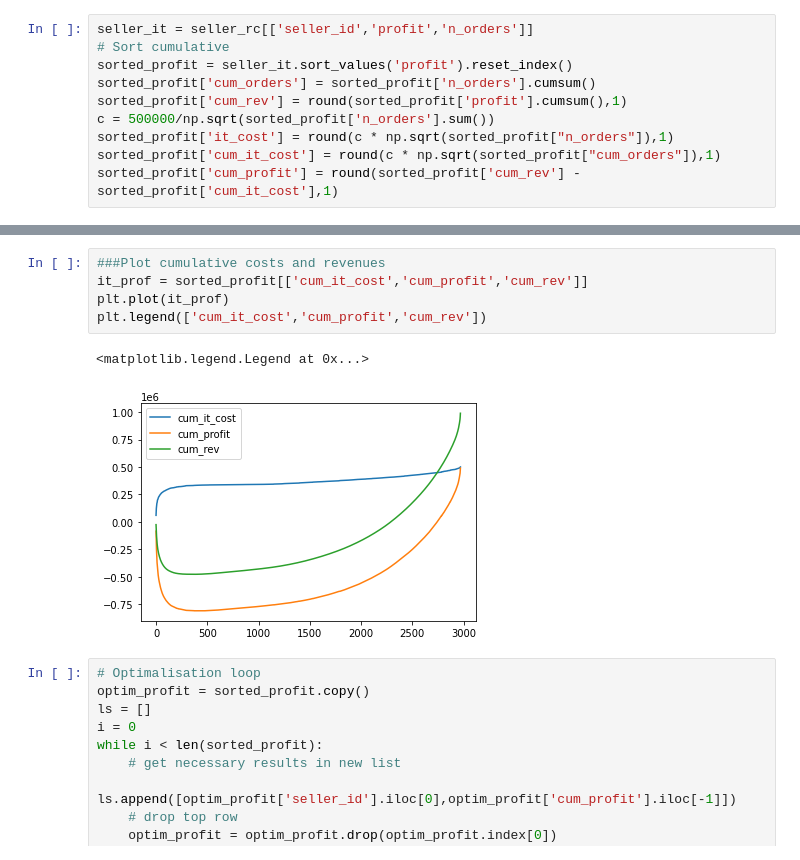
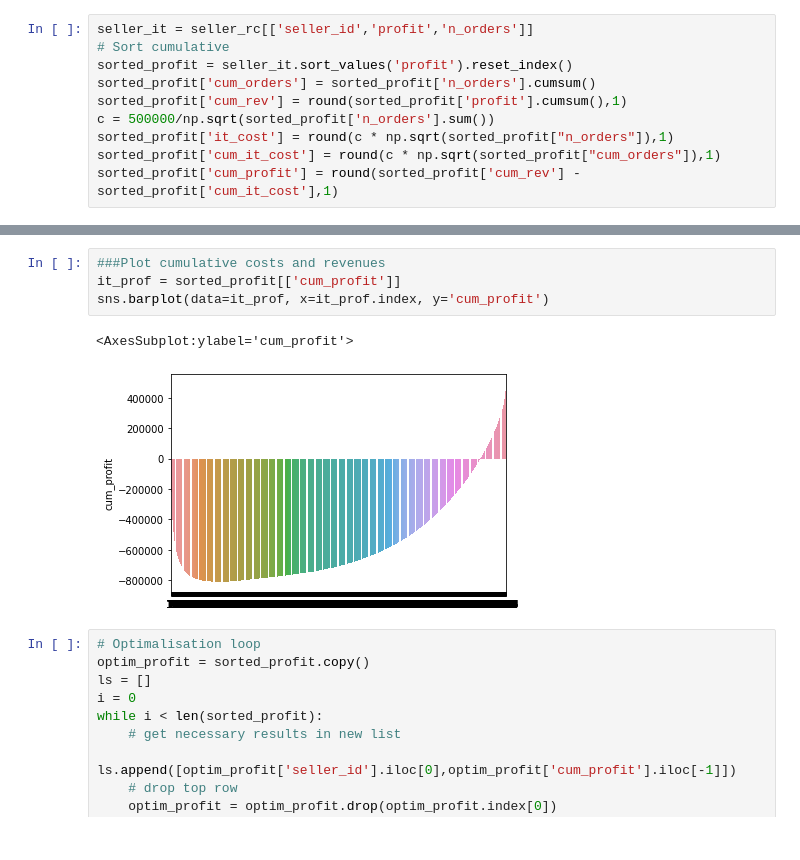
Before and after one commit to Michiel-DK/olist, a Jupyter notebook: Notebook.ipynb, the cells around one changed output, grey strips where cells are left out. Cells and saved outputs as stored; diff of their text form.

```diff
--- a/Notebook.ipynb
+++ b/Notebook.ipynb
@@ -365,11 +389,10 @@ sorted_profit['cum_profit'] = round(sorted_profit['cum_rev'] - sorted_profit['cu
 # %%
 ###Plot cumulative costs and revenues
-it_prof = sorted_profit[['cum_it_cost','cum_profit','cum_rev']]
-plt.plot(it_prof)
-plt.legend(['cum_it_cost','cum_profit','cum_rev'])
+it_prof = sorted_profit[['cum_profit']]
+sns.barplot(data=it_prof, x=it_prof.index, y='cum_profit')
 # %% [output]
-<matplotlib.legend.Legend at 0x...>
+<AxesSubplot:ylabel='cum_profit'>
-[figure, old version]
+[figure, new version]
 # %%
 # Optimalisation loop
 optim_profit = sorted_profit.copy()
```
Also changed, not shown: parts of 24 cells of this notebook, 5 other files.
